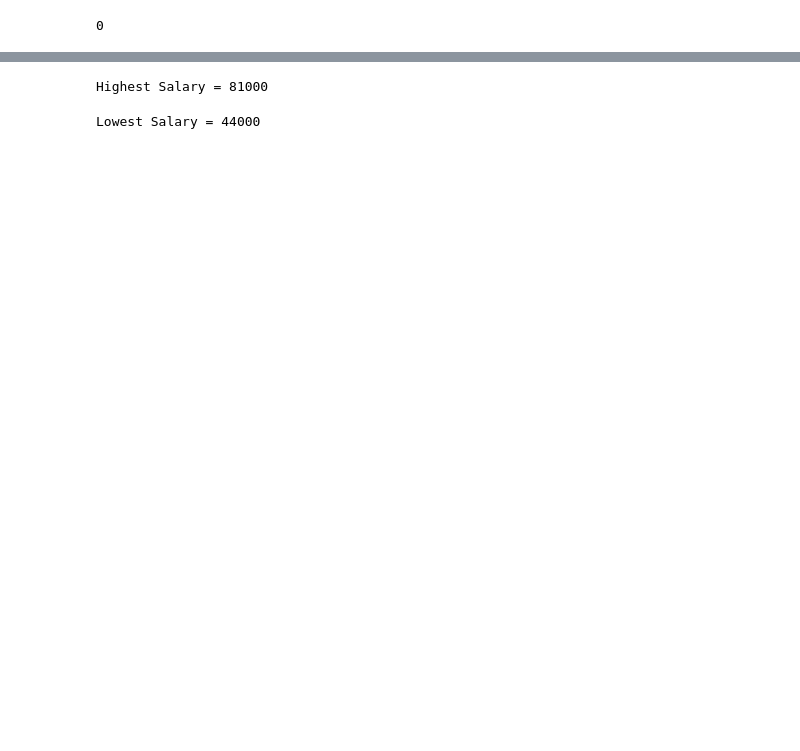
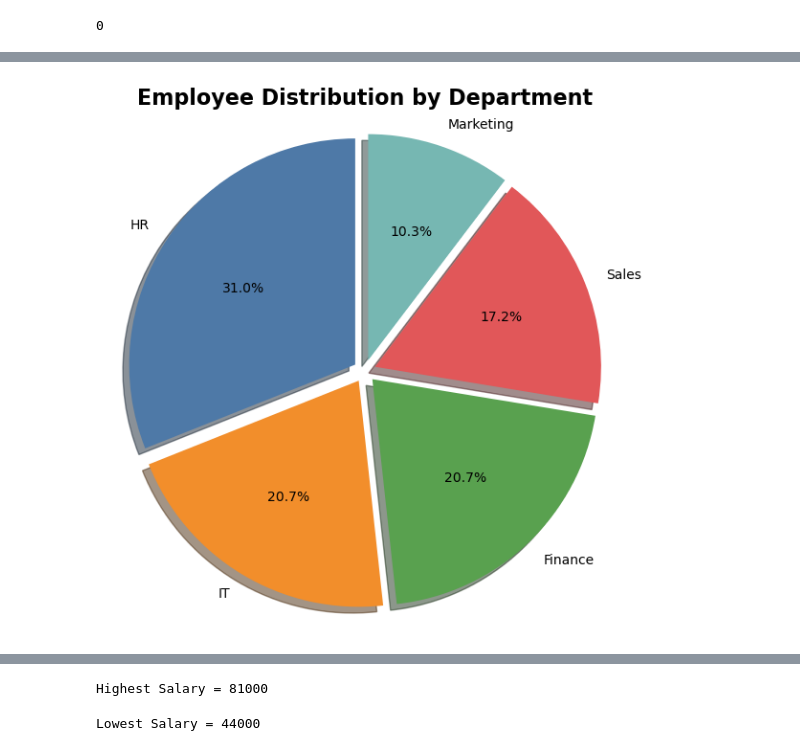
Before and after one commit to Mobeen-Maroof/Employee-Database-Deduplication-System, a Jupyter notebook: Employee_Database_Deduplication.ipynb.ipynb, the cells around one changed output, grey strips where cells are left out. Cells and saved outputs as stored; diff of their text form; code cells hidden in the pictures; blank space fills up the shorter version.

```diff
--- a/Employee_Database_Deduplication.ipynb.ipynb
+++ b/Employee_Database_Deduplication.ipynb.ipynb
@@ -149,0 +208,19 @@ plt.show()
+# %%
+department = df["Department"].value_counts()
+colors = ["#4E79A7", "#F28E2B", "#59A14F", "#E15759", "#76B7B2"]
+plt.figure(figsize=(7,7))
+
+plt.pie(
+    department,
+    labels=department.index,
+    autopct="%1.1f%%",
+    startangle=90,
+    colors=colors,
+    shadow=True,
+    explode=[0.05]*len(department)
+)
+plt.title("Employee Distribution by Department", fontsize=16, fontweight="bold")
+plt.axis("equal")
+plt.show()
+# %% [output]
+[figure, added]
```
Also changed, not shown: parts of 20 cells of this notebook.
